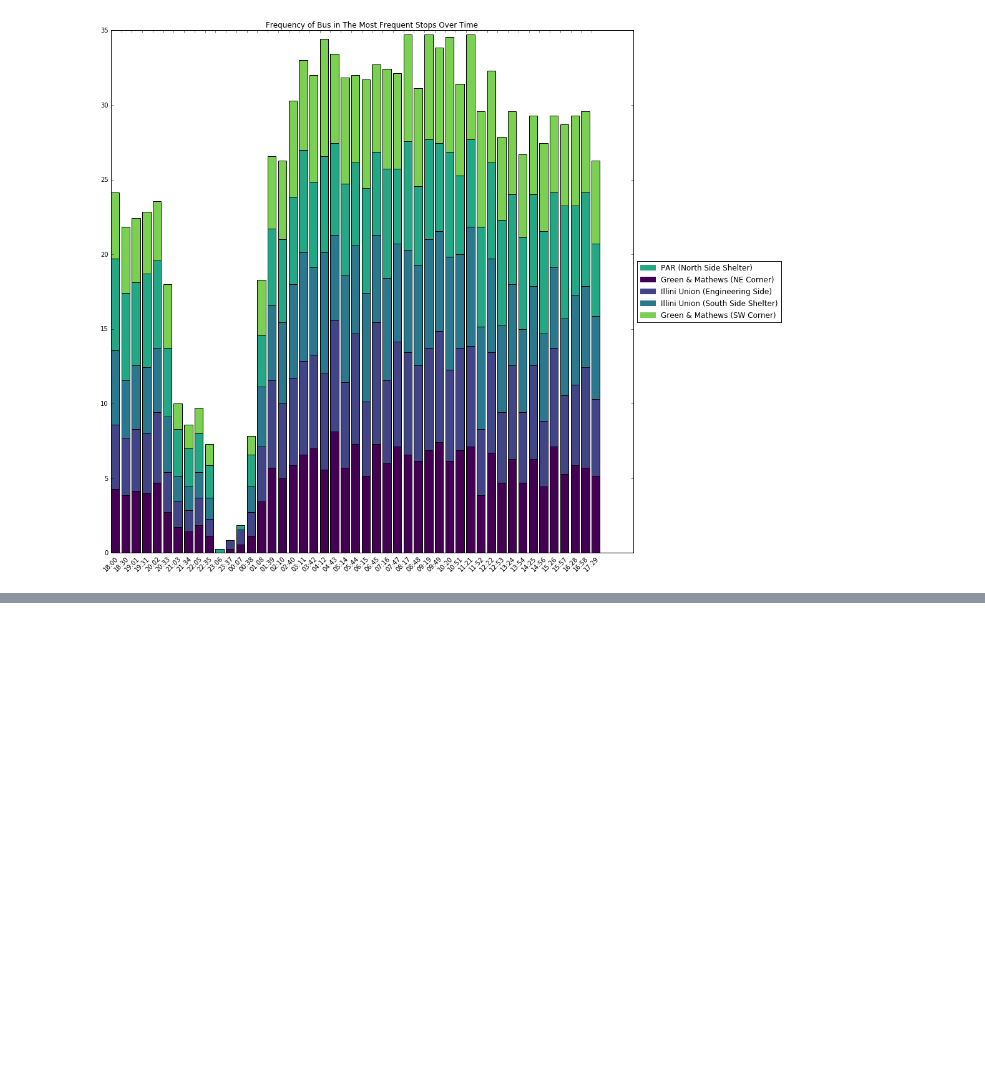
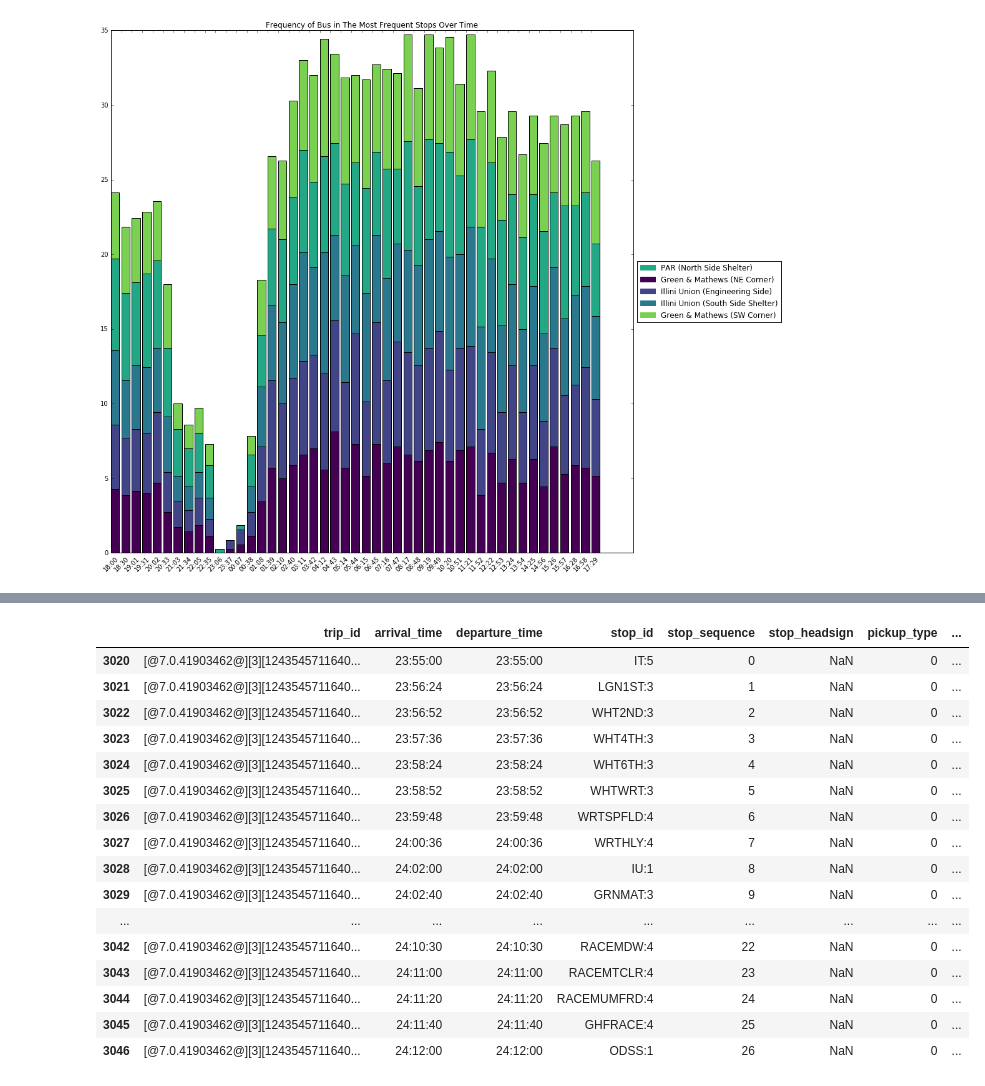
Before and after one commit to nikolausn/project-spring2017, a Jupyter notebook: part1/cumtd.ipynb, the cells around one changed output, grey strips where cells are left out. Cells and saved outputs as stored; diff of their text form; code cells hidden in the pictures; blank space fills up the shorter version.

```diff
--- a/part1/cumtd.ipynb
+++ b/part1/cumtd.ipynb
@@ -677,7 +693,25 @@ plt.scatter((trips['travel_time']/60),trips['travel_distance'])
 # %%
 #trips[trips.travel_time<0]
 #trips[trips['travel_time']<=0]
-stop_times[stop_times['trip_id']=='[@7.0.41903462@][3][1243545711640]/29__T3_NONUIMF']
+#stop_times[stop_times['trip_id']=='[@7.0.41903462@][3][1243545711640]/29__T3_NONUIMF']
+# %% [output]
+|  | trip_id | arrival_time | departure_time | stop_id | stop_sequence | stop_headsign | pickup_type | ... |
+| 3020 | [@7.0.41903462@][3][1243545711640... | 23:55:00 | 23:55:00 | IT:5 | 0 | NaN | 0 | ... |
+| 3021 | [@7.0.41903462@][3][1243545711640... | 23:56:24 | 23:56:24 | LGN1ST:3 | 1 | NaN | 0 | ... |
+| 3022 | [@7.0.41903462@][3][1243545711640... | 23:56:52 | 23:56:52 | WHT2ND:3 | 2 | NaN | 0 | ... |
+| 3023 | [@7.0.41903462@][3][1243545711640... | 23:57:36 | 23:57:36 | WHT4TH:3 | 3 | NaN | 0 | ... |
+| 3024 | [@7.0.41903462@][3][1243545711640... | 23:58:24 | 23:58:24 | WHT6TH:3 | 4 | NaN | 0 | ... |
+| 3025 | [@7.0.41903462@][3][1243545711640... | 23:58:52 | 23:58:52 | WHTWRT:3 | 5 | NaN | 0 | ... |
+| 3026 | [@7.0.41903462@][3][1243545711640... | 23:59:48 | 23:59:48 | WRTSPFLD:4 | 6 | NaN | 0 | ... |
+| 3027 | [@7.0.41903462@][3][1243545711640... | 24:00:36 | 24:00:36 | WRTHLY:4 | 7 | NaN | 0 | ... |
+| 3028 | [@7.0.41903462@][3][1243545711640... | 24:02:00 | 24:02:00 | IU:1 | 8 | NaN | 0 | ... |
+| 3029 | [@7.0.41903462@][3][1243545711640... | 24:02:40 | 24:02:40 | GRNMAT:3 | 9 | NaN | 0 | ... |
+| ... | ... | ... | ... | ... | ... | ... | ... | ... |
+| 3042 | [@7.0.41903462@][3][1243545711640... | 24:10:30 | 24:10:30 | RACEMDW:4 | 22 | NaN | 0 | ... |
+| 3043 | [@7.0.41903462@][3][1243545711640... | 24:11:00 | 24:11:00 | RACEMTCLR:4 | 23 | NaN | 0 | ... |
+| 3044 | [@7.0.41903462@][3][1243545711640... | 24:11:20 | 24:11:20 | RACEMUMFRD:4 | 24 | NaN | 0 | ... |
+| 3045 | [@7.0.41903462@][3][1243545711640... | 24:11:40 | 24:11:40 | GHFRACE:4 | 25 | NaN | 0 | ... |
+| 3046 | [@7.0.41903462@][3][1243545711640... | 24:12:00 | 24:12:00 | ODSS:1 | 26 | NaN | 0 | ... |
 # %%
 # get mean time and travel_distance for each route
 
```
Also changed, not shown: parts of 12 cells of this notebook.
